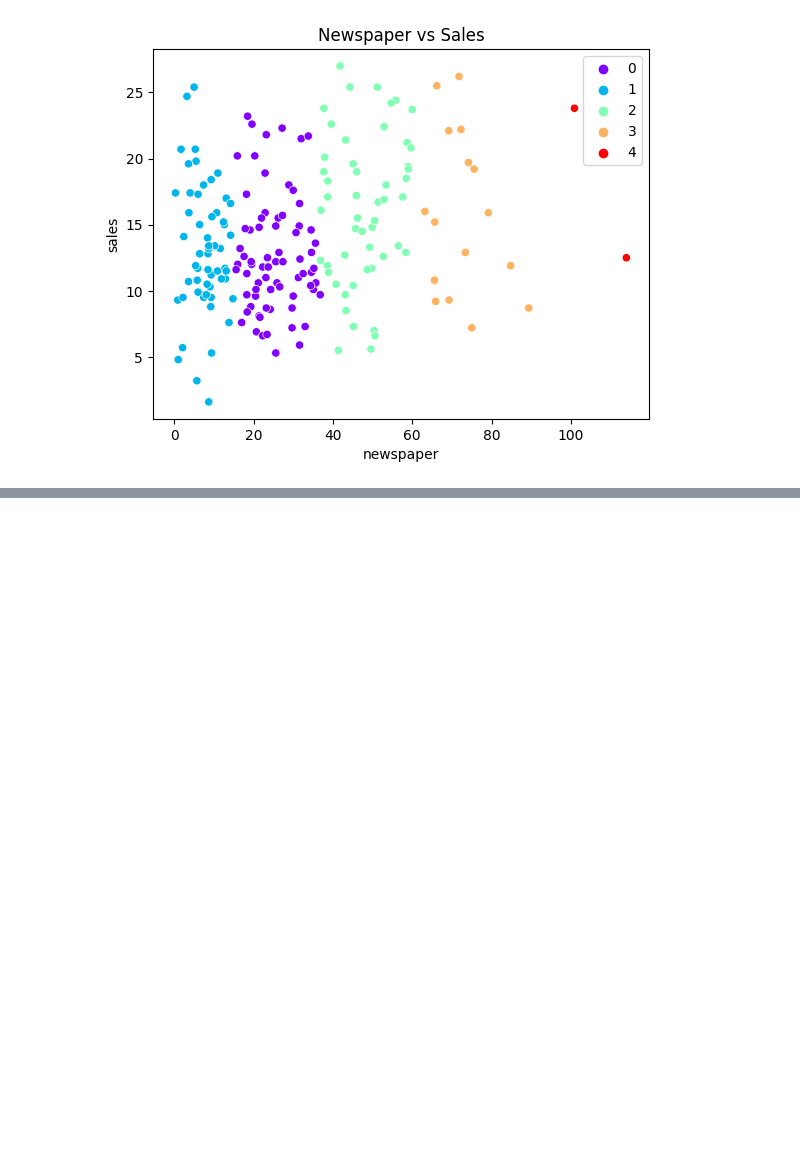
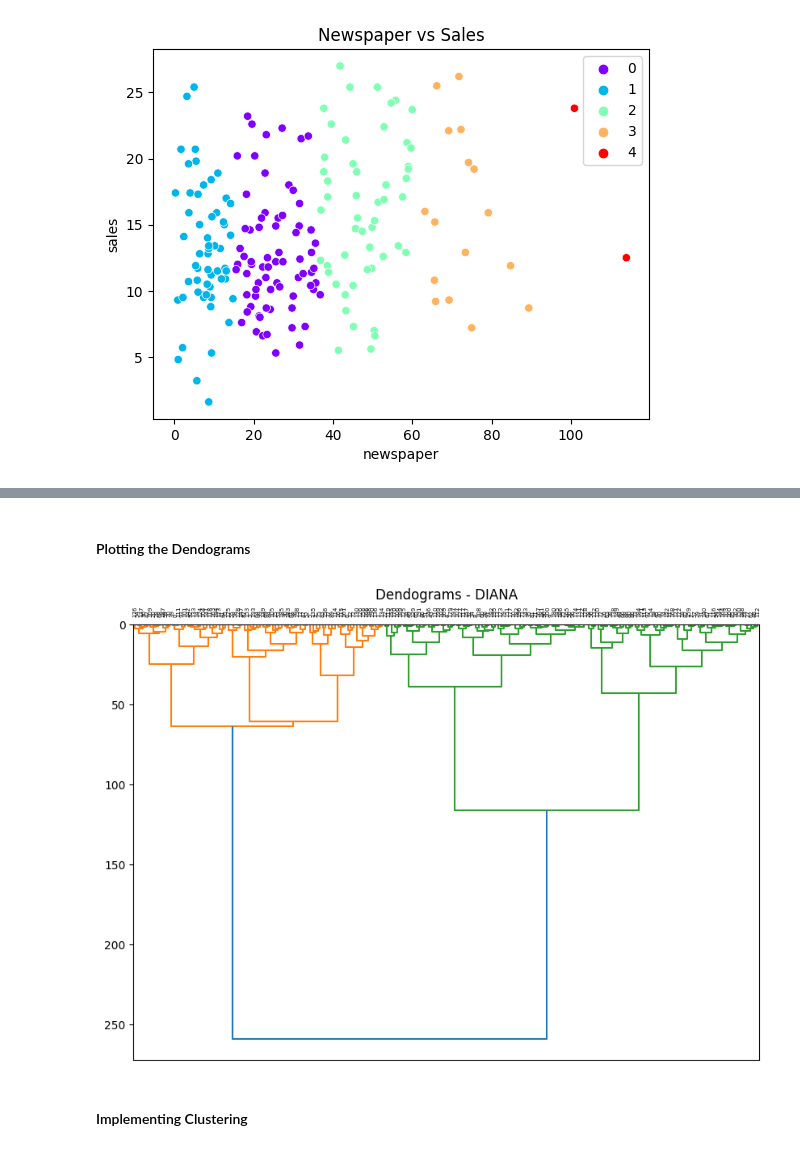
Before and after one commit to ayushjain01/ML-Lab, a Jupyter notebook: Part B/UnSupervised Learning Algorithms - Hierarchical Clustering.ipynb, the cells around one changed output, grey strips where cells are left out. Drawn from its saved outputs; the diff is of its cells as text; code cells hidden in the pictures; blank space fills up the shorter version.

```diff
--- a/Part B/UnSupervised Learning Algorithms - Hierarchical Clustering.ipynb
+++ b/Part B/UnSupervised Learning Algorithms - Hierarchical Clustering.ipynb
@@ -63,0 +70,4 @@ Text(0.5, 1.0, 'Newspaper vs Sales')
+# %%
+df = pd.read_csv(r"./Datasets/Advertising.csv")
+df.drop(['index','TV','newspaper'],inplace=True,axis=1)
+df.head()
@@ -63,0 +81,10 @@ Text(0.5, 1.0, 'Newspaper vs Sales')
+# %% [markdown]
+#### Plotting the Dendograms
+# %%
+plt.figure(figsize=(10, 7))
+plt.title("Dendograms - DIANA")
+dend = shc.dendrogram(shc.linkage(df, method='ward',metric="euclidean"),orientation='bottom',distance_sort='ascending', show_leaf_counts=True)
+# %% [output]
+[figure, added]
+# %% [markdown]
+#### Implementing Clustering
```
Also changed, not shown: parts of 8 cells of this notebook, 1 other file.
